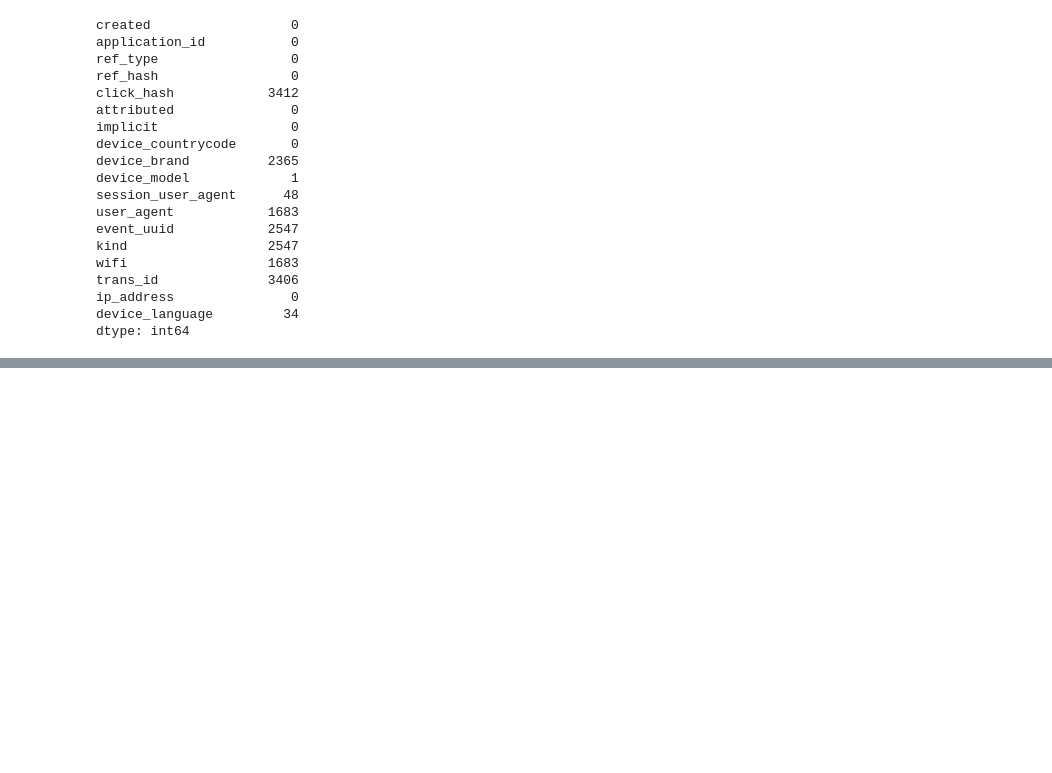
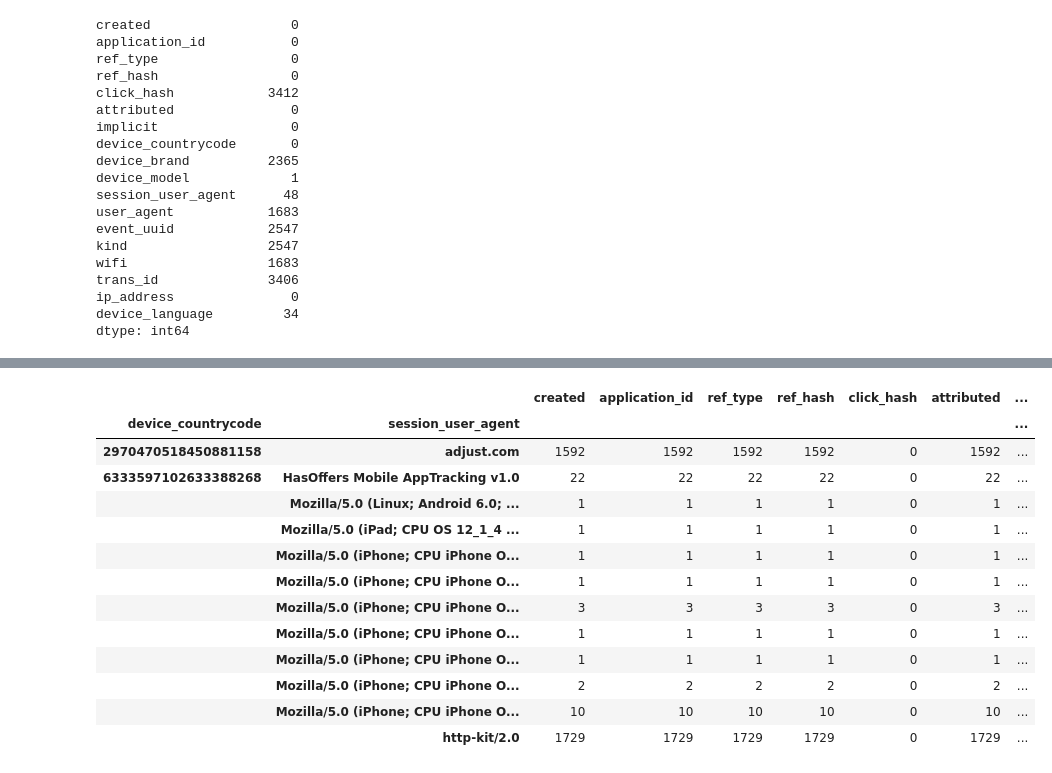
Before and after one commit to Elianagam/orgaDatosTp1, a Jupyter notebook: prueba_installs.ipynb, the cells around one changed output, grey strips where cells are left out. Saved outputs shown, nothing was run; the diff lists cells and outputs as text; code cells hidden in the pictures; blank space fills up the shorter version.

```diff
--- a/prueba_installs.ipynb
+++ b/prueba_installs.ipynb
@@ -62,0 +237,17 @@ dtype: int64
+# %%
+installs.groupby(['device_countrycode', 'session_user_agent']).agg('count')
+# %% [output]
+|  |  | created | application_id | ref_type | ref_hash | click_hash | attributed | ... |
+| device_countrycode | session_user_agent |  |  |  |  |  |  | ... |
+| 2970470518450881158 | adjust.com | 1592 | 1592 | 1592 | 1592 | 0 | 1592 | ... |
+| 6333597102633388268 | HasOffers Mobile AppTracking v1.0 | 22 | 22 | 22 | 22 | 0 | 22 | ... |
+|  | Mozilla/5.0 (Linux; Android 6.0; ... | 1 | 1 | 1 | 1 | 0 | 1 | ... |
+|  | Mozilla/5.0 (iPad; CPU OS 12_1_4 ... | 1 | 1 | 1 | 1 | 0 | 1 | ... |
+|  | Mozilla/5.0 (iPhone; CPU iPhone O... | 1 | 1 | 1 | 1 | 0 | 1 | ... |
+|  | Mozilla/5.0 (iPhone; CPU iPhone O... | 1 | 1 | 1 | 1 | 0 | 1 | ... |
+|  | Mozilla/5.0 (iPhone; CPU iPhone O... | 3 | 3 | 3 | 3 | 0 | 3 | ... |
+|  | Mozilla/5.0 (iPhone; CPU iPhone O... | 1 | 1 | 1 | 1 | 0 | 1 | ... |
+|  | Mozilla/5.0 (iPhone; CPU iPhone O... | 1 | 1 | 1 | 1 | 0 | 1 | ... |
+|  | Mozilla/5.0 (iPhone; CPU iPhone O... | 2 | 2 | 2 | 2 | 0 | 2 | ... |
+|  | Mozilla/5.0 (iPhone; CPU iPhone O... | 10 | 10 | 10 | 10 | 0 | 10 | ... |
+|  | http-kit/2.0 | 1729 | 1729 | 1729 | 1729 | 0 | 1729 | ... |
```
Also changed, not shown: parts of 24 cells of this notebook, 1 other file.
